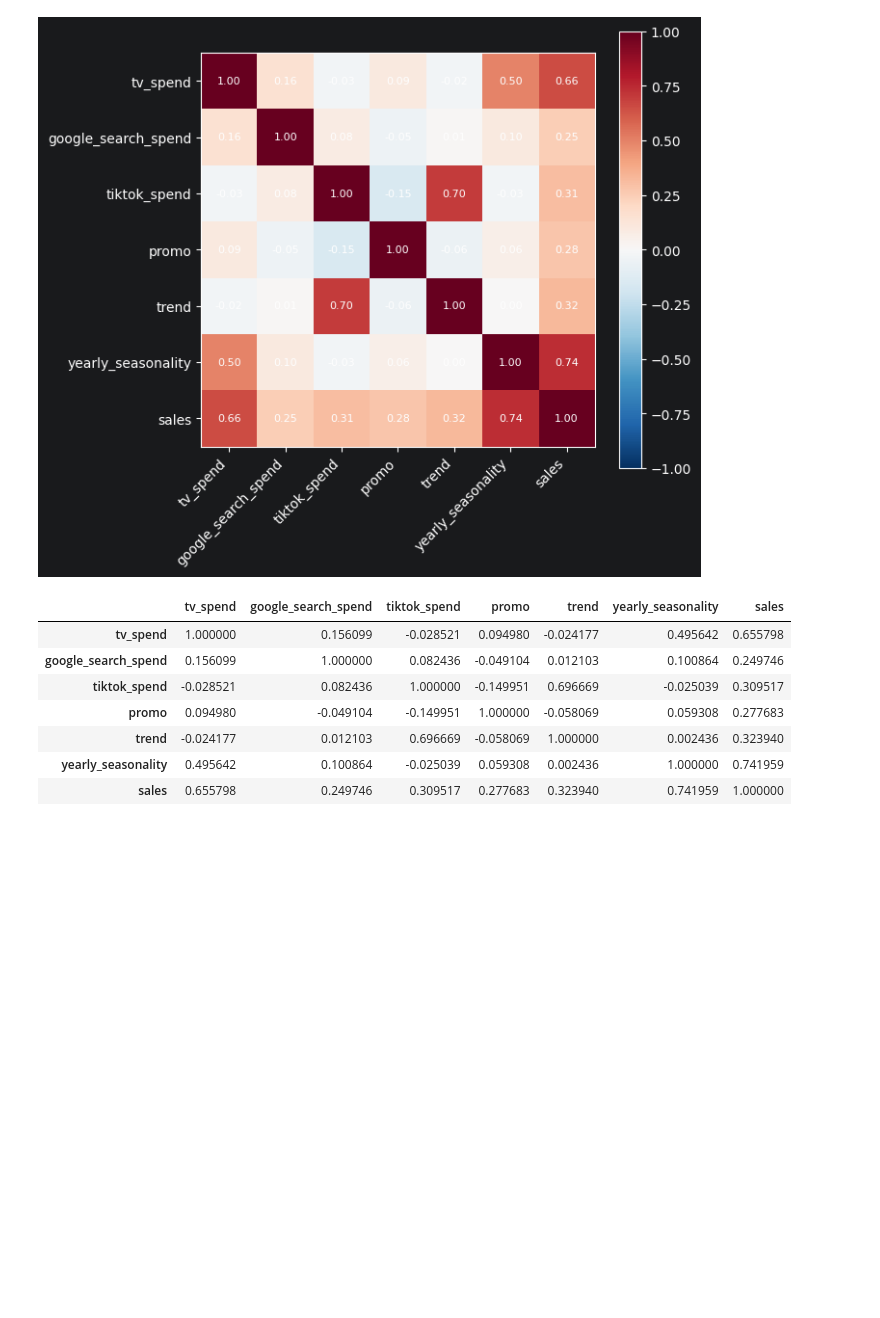
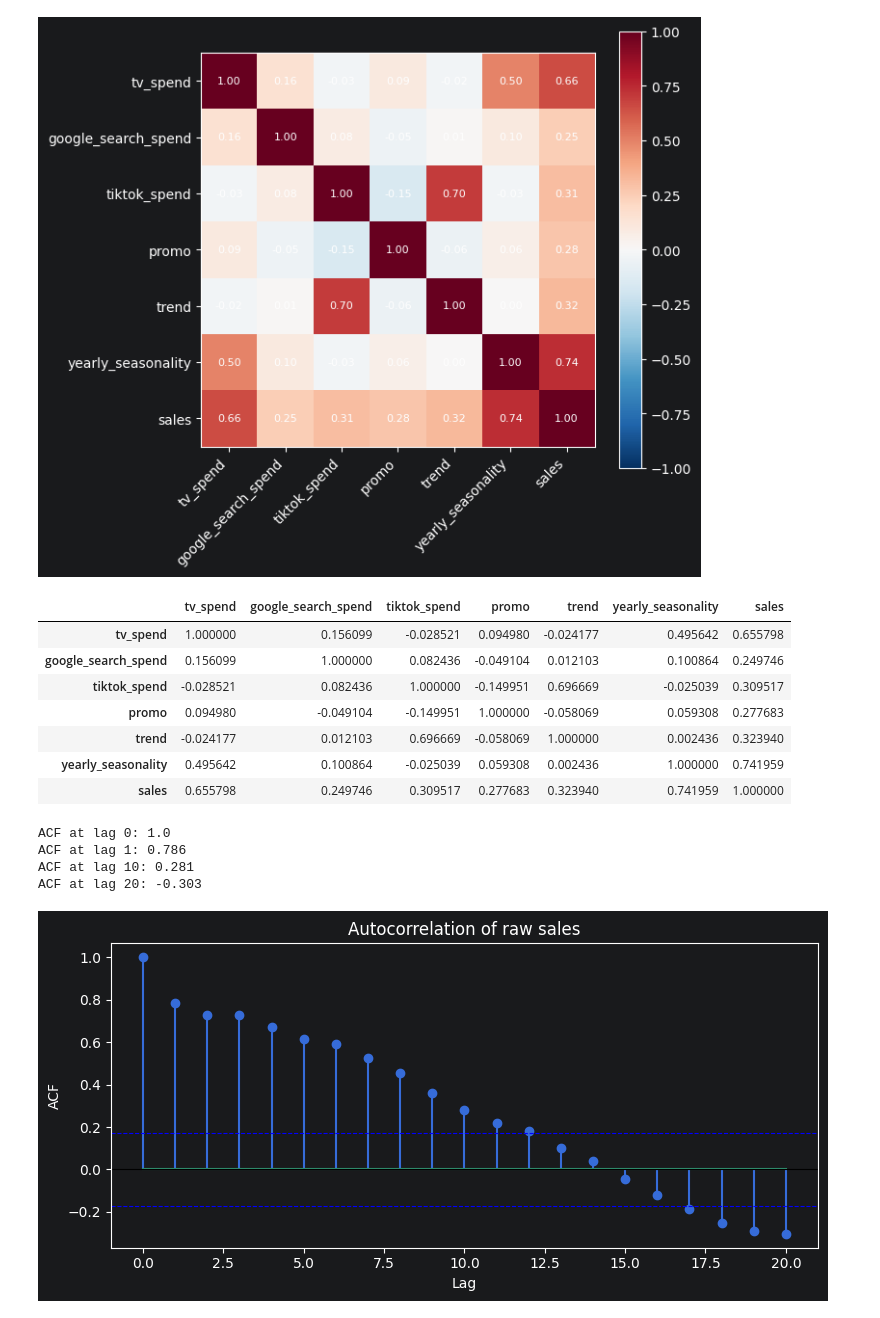
Before and after one commit to caseherndon/bayesian-mmm, a Jupyter notebook: notebooks/01_eda_and_data_prep.ipynb, the cells around one changed output. Drawn from its saved outputs; the diff is of its cells as text; code cells hidden in the pictures; blank space fills up the shorter version.

```diff
--- a/notebooks/01_eda_and_data_prep.ipynb
+++ b/notebooks/01_eda_and_data_prep.ipynb
@@ -202,3 +202,37 @@ corr
 | trend | -0.024177 | 0.012103 | 0.696669 | -0.058069 | 1.000000 | 0.002436 | 0.323940 |
 | yearly_seasonality | 0.495642 | 0.100864 | -0.025039 | 0.059308 | 0.002436 | 1.000000 | 0.741959 |
 | sales | 0.655798 | 0.249746 | 0.309517 | 0.277683 | 0.323940 | 0.741959 | 1.000000 |
+# %%
+def acf(series, max_lag=20):
+    series = series - series.mean()
+    n = len(series)
+    denom = np.sum(series**2)
+    return np.array([np.sum(series[:n - lag] * series[lag:]) / denom for lag in range(max_lag + 1)])
+
+sales_acf = acf(df["sales"].values, max_lag=20)
+print("ACF at lag 0:", round(sales_acf[0], 3))
+print("ACF at lag 1:", round(sales_acf[1], 3))
+print("ACF at lag 10:", round(sales_acf[10], 3))
+print("ACF at lag 20:", round(sales_acf[20], 3))
+# %% [output]
+ACF at lag 0: 1.0
+ACF at lag 1: 0.786
+ACF at lag 10: 0.281
+ACF at lag 20: -0.303
+# %%
+n = len(df)
+ci = 1.96 / np.sqrt(n)
+
+fig, ax = plt.subplots(figsize=(8, 4))
+ax.stem(range(21), sales_acf)
+ax.axhline(ci, color="blue", linestyle="--", linewidth=0.8)
+ax.axhline(-ci, color="blue", linestyle="--", linewidth=0.8)
+ax.axhline(0, color="black", linewidth=0.8)
+ax.set_xlabel("Lag")
+ax.set_ylabel("ACF")
+ax.set_title("Autocorrelation of raw sales")
+plt.tight_layout()
+plt.savefig("../figures/scenario_a/day3_sales_acf.png")
+plt.show()
+# %% [output]
+[figure, added]
```
Also changed, not shown: parts of 2 cells of this notebook, 5 other files.
